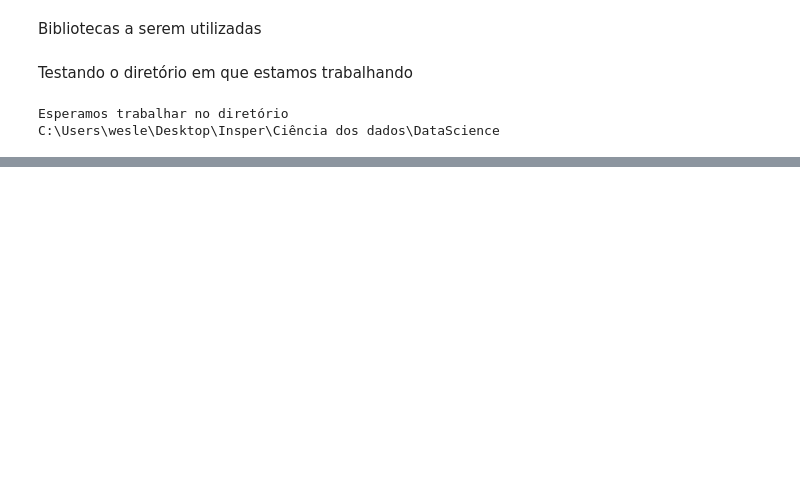
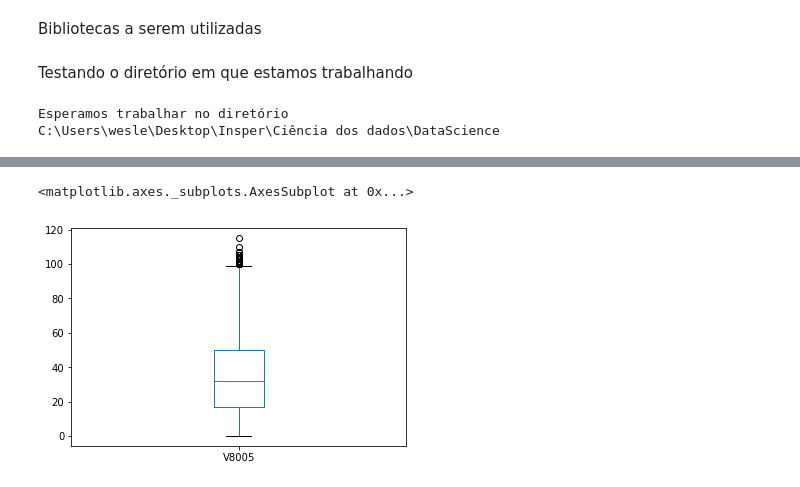
Before and after one commit to wesleygas/DataScience, a Jupyter notebook: Acesso à internet.ipynb, the cells around one changed output, grey strips where cells are left out. Cells and saved outputs as stored; diff of their text form; code cells hidden in the pictures; blank space fills up the shorter version.

```diff
--- a/Acesso à internet.ipynb
+++ b/Acesso à internet.ipynb
@@ -80,0 +122,5 @@ dados
+# %%
+dados.V8005.plot(kind='box')
+# %% [output]
+<matplotlib.axes._subplots.AxesSubplot at 0x...>
+[figure, added]
```
Also changed, not shown: parts of 14 cells of this notebook, 1 other file.
